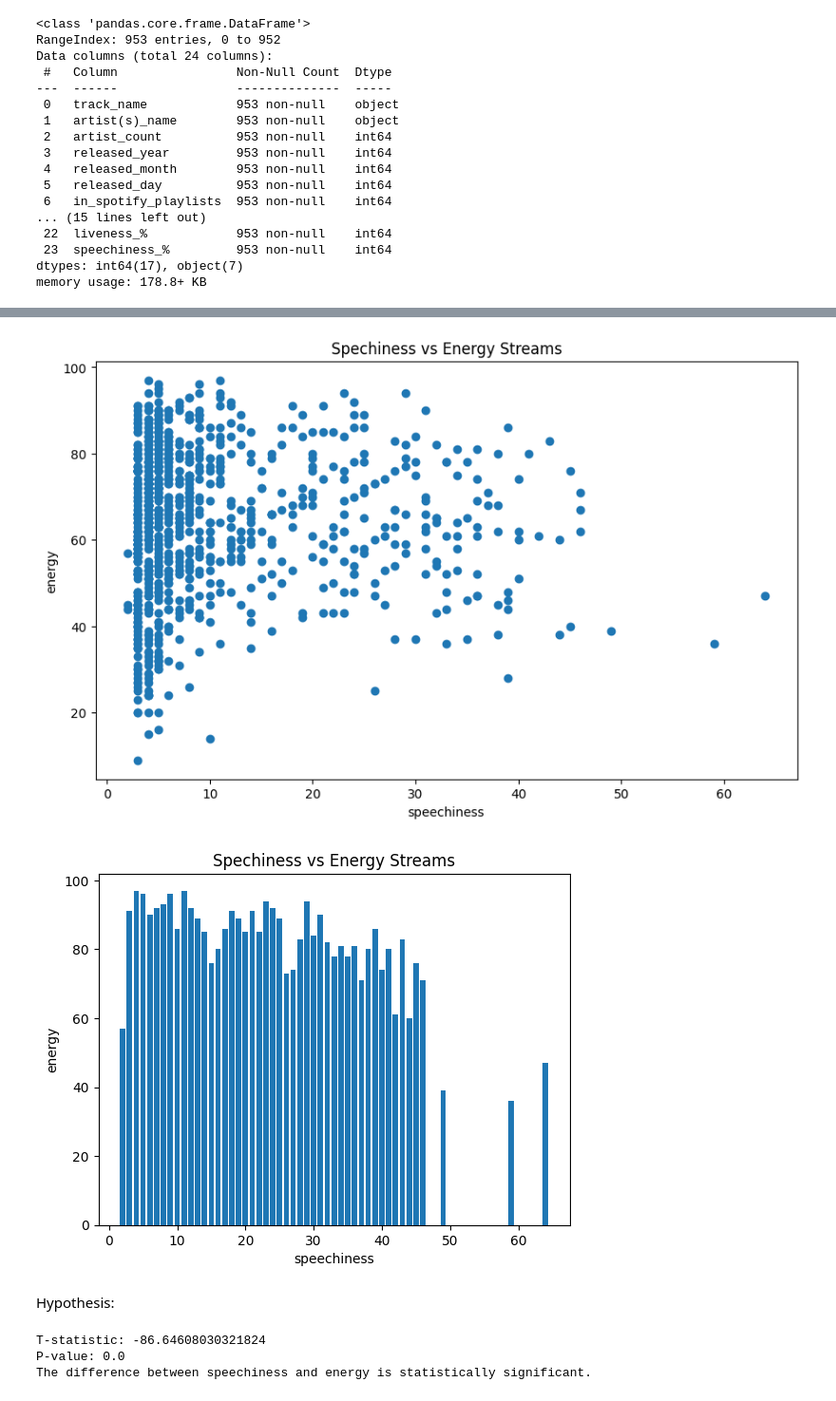
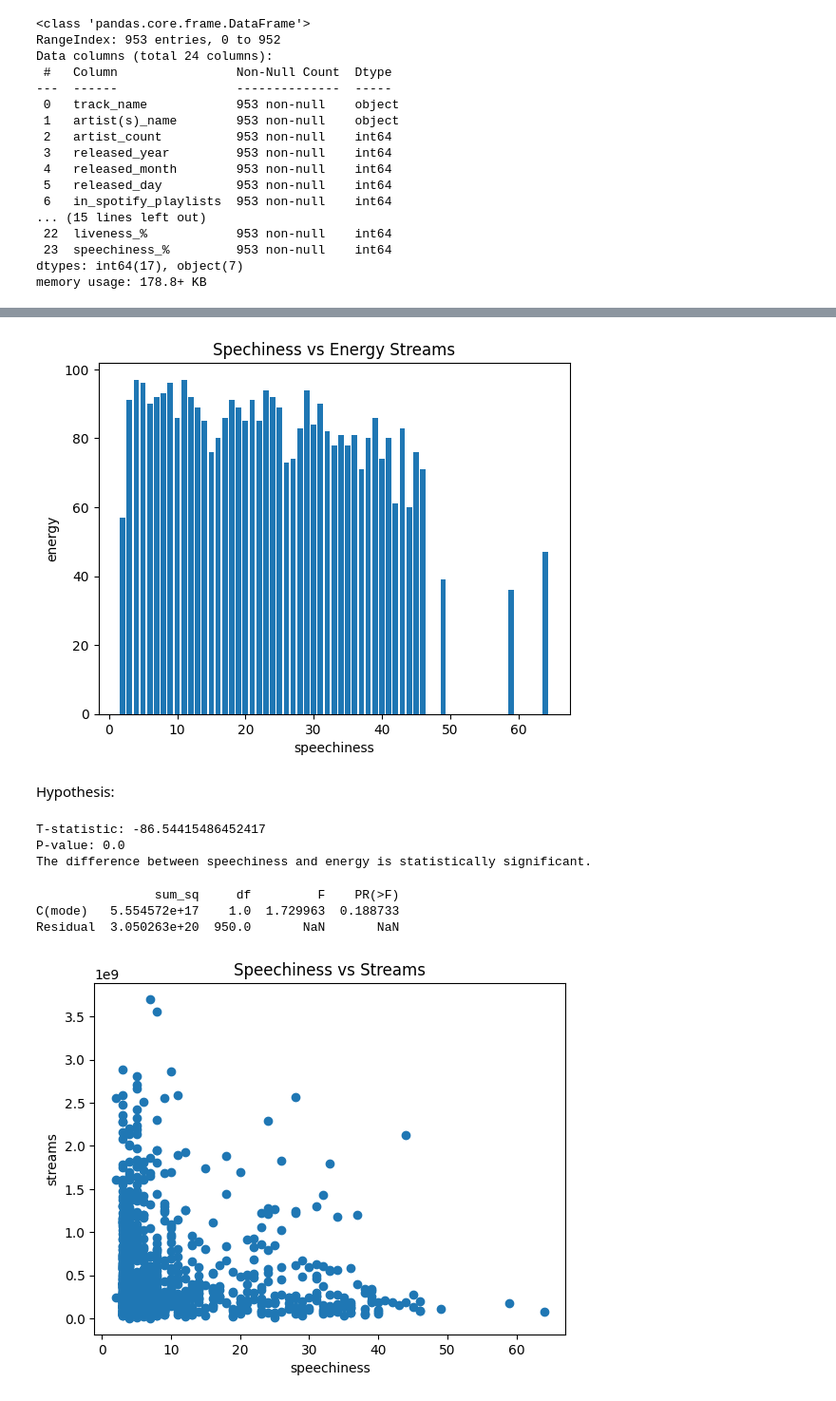
Before and after one commit to Mmargallo/DSHSRP, a Jupyter notebook: Spotify.ipynb, the cells around one changed output, grey strips where cells are left out. Shown at 95% size. Cells and saved outputs as stored; diff of their text form; code cells hidden in the pictures.

```diff
--- a/Spotify.ipynb
+++ b/Spotify.ipynb
@@ -116,21 +93,10 @@ df.head(50)
 # %%
-features = df[['speechiness_%', 'energy_%']]
-label = df['streams']
-plt.figure(figsize=(10,6))
-plt.scatter(features['speechiness_%'], features['energy_%'])
+features = spotify_df[['speechiness_%', 'energy_%']]
+label = spotify_df['streams']
+plt.bar(features['speechiness_%'], features['energy_%'])
 plt.title('Spechiness vs Energy Streams')
 plt.xlabel('speechiness')
 plt.ylabel('energy')
 plt.show()
 # %% [output]
-[figure, old version]
+[figure, new version]
-# %%
-features = df[['speechiness_%', 'energy_%']]
-label = df['streams']
-plt.bar(features['speechiness_%'], features['energy_%'])
-plt.title('Spechiness vs Energy Streams')
-plt.xlabel('speechiness')
-plt.ylabel('energy')
-plt.show()
-# %% [output]
-[figure, removed]
@@ -140,7 +108,7 @@ Hypothesis:
 from scipy.stats import ttest_ind
 
 # Perform independent t-test
-t_statistic, p_value = ttest_ind(df['speechiness_%'], df['energy_%'])
+t_statistic, p_value = ttest_ind(spotify_df['speechiness_%'], spotify_df['energy_%'])
 
 print(f"T-statistic: {t_statistic}")
 print(f"P-value: {p_value}")
@@ -152,6 +120,32 @@ if p_value < alpha:
 else:
     print("The difference between speechiness and energy is not statistically significant.")
 # %% [output]
-T-statistic: -86.64608030321824
+T-statistic: -86.54415486452417
 P-value: 0.0
 The difference between speechiness and energy is statistically significant.
+# %%
+import statsmodels.api as sm
+from statsmodels.formula.api import ols
+
+# It looks like the 'streams' column has a non-numeric type. Let's convert it to numeric.
+df['streams'] = pd.to_numeric(df['streams'], errors='coerce')
+df.dropna(subset=['streams'], inplace=True)
+
+# Perform ANOVA test
+model = ols('streams ~ C(mode)', data=df).fit()
+anova_table = sm.stats.anova_lm(model, typ=2)
+print(anova_table)
+# %% [output]
+                sum_sq     df         F    PR(>F)
+C(mode)   5.554572e+17    1.0  1.729963  0.188733
+Residual  3.050263e+20  950.0       NaN       NaN
+# %%
+x = spotify_df['speechiness_%']
+y = df['streams']
+plt.scatter(x, y)
+plt.xlabel('speechiness')
+plt.ylabel('streams')
+plt.title('Speechiness vs Streams')
+plt.show()
+# %% [output]
+[figure, added]
```
Also changed, not shown: parts of 15 cells of this notebook.
